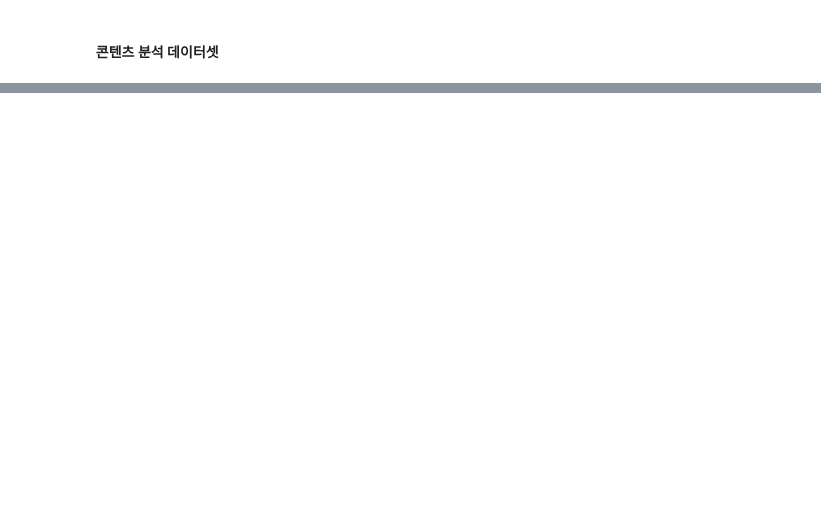
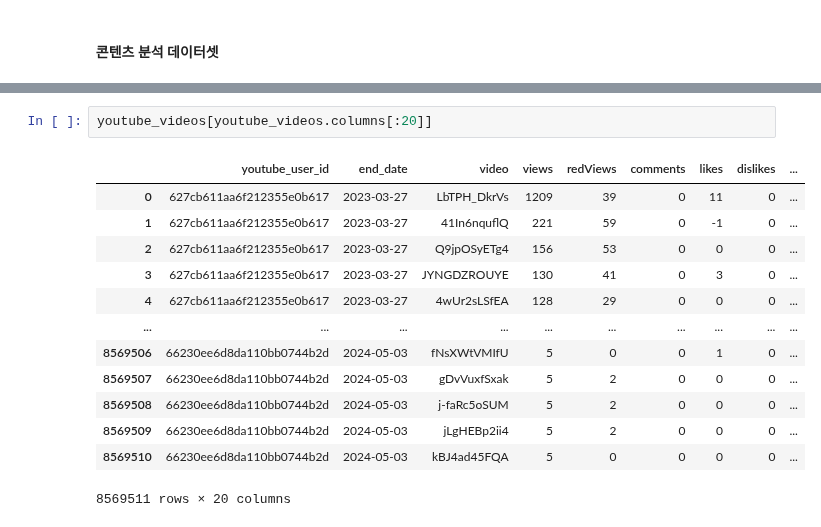
Before and after one commit to kkwann/awake, a Jupyter notebook: MongoDB_connection.ipynb, the cells around one changed output, grey strips where cells are left out. Cells and saved outputs as stored; diff of their text form; blank space fills up the shorter version.

```diff
--- a/MongoDB_connection.ipynb
+++ b/MongoDB_connection.ipynb
@@ -1067,0 +1136,16 @@ youtube_videos.head()
+# %%
+youtube_videos[youtube_videos.columns[:20]]
+# %% [output]
+|  | youtube_user_id | end_date | video | views | redViews | comments | likes | dislikes | ... |
+| 0 | 627cb611aa6f212355e0b617 | 2023-03-27 | LbTPH_DkrVs | 1209 | 39 | 0 | 11 | 0 | ... |
+| 1 | 627cb611aa6f212355e0b617 | 2023-03-27 | 41In6nquflQ | 221 | 59 | 0 | -1 | 0 | ... |
+| 2 | 627cb611aa6f212355e0b617 | 2023-03-27 | Q9jpOSyETg4 | 156 | 53 | 0 | 0 | 0 | ... |
+| 3 | 627cb611aa6f212355e0b617 | 2023-03-27 | JYNGDZROUYE | 130 | 41 | 0 | 3 | 0 | ... |
+| 4 | 627cb611aa6f212355e0b617 | 2023-03-27 | 4wUr2sLSfEA | 128 | 29 | 0 | 0 | 0 | ... |
+| ... | ... | ... | ... | ... | ... | ... | ... | ... | ... |
+| 8569506 | 66230ee6d8da110bb0744b2d | 2024-05-03 | fNsXWtVMIfU | 5 | 0 | 0 | 1 | 0 | ... |
+| 8569507 | 66230ee6d8da110bb0744b2d | 2024-05-03 | gDvVuxfSxak | 5 | 2 | 0 | 0 | 0 | ... |
+| 8569508 | 66230ee6d8da110bb0744b2d | 2024-05-03 | j-faRc5oSUM | 5 | 2 | 0 | 0 | 0 | ... |
+| 8569509 | 66230ee6d8da110bb0744b2d | 2024-05-03 | jLgHEBp2ii4 | 5 | 2 | 0 | 0 | 0 | ... |
+| 8569510 | 66230ee6d8da110bb0744b2d | 2024-05-03 | kBJ4ad45FQA | 5 | 0 | 0 | 0 | 0 | ... |
+8569511 rows × 20 columns
```
Also changed, not shown: parts of 22 cells of this notebook.
